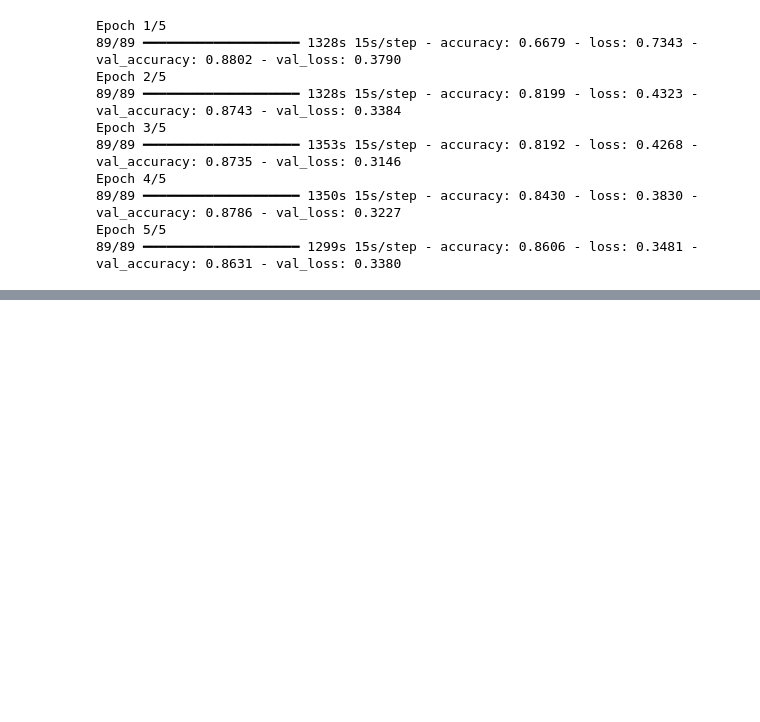
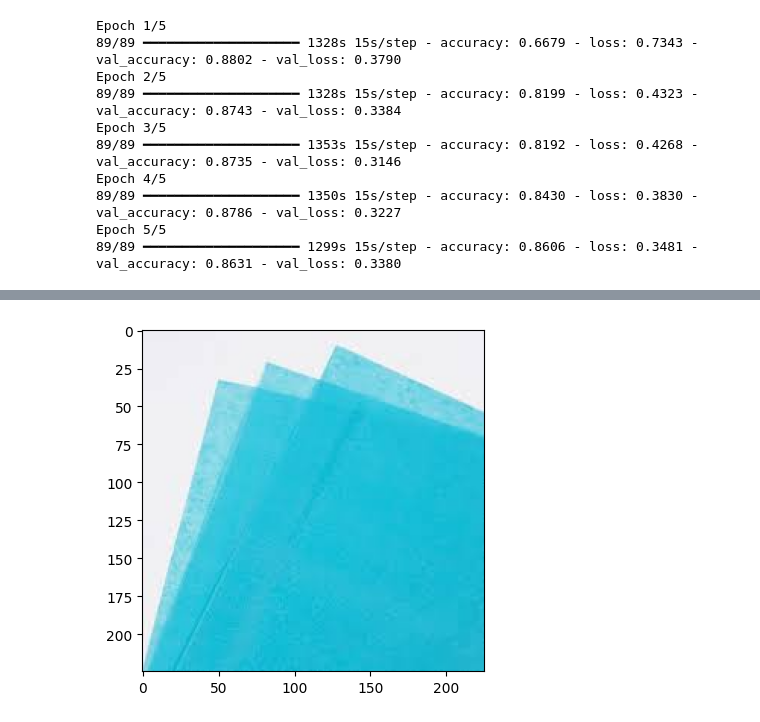
Before and after one commit to im-ukr/Waste-Classification-CNN, a Jupyter notebook: Waste-Classification-CNN.ipynb, the cells around one changed output, grey strips where cells are left out. Cells and saved outputs as stored; diff of their text form; code cells hidden in the pictures; blank space fills up the shorter version.

```diff
--- a/Waste-Classification-CNN.ipynb
+++ b/Waste-Classification-CNN.ipynb
@@ -147,0 +183,4 @@ Epoch 5/5
+# %%
+test_img = cv2.imread("/kaggle/input/waste-classification-data/DATASET/TEST/R/R_10889.jpg")
+predict_func(test_img)
+# %% [output]
@@ -147,0 +189 @@ Epoch 5/5
+[figure, added]
```
Also changed, not shown: parts of 6 cells of this notebook.
